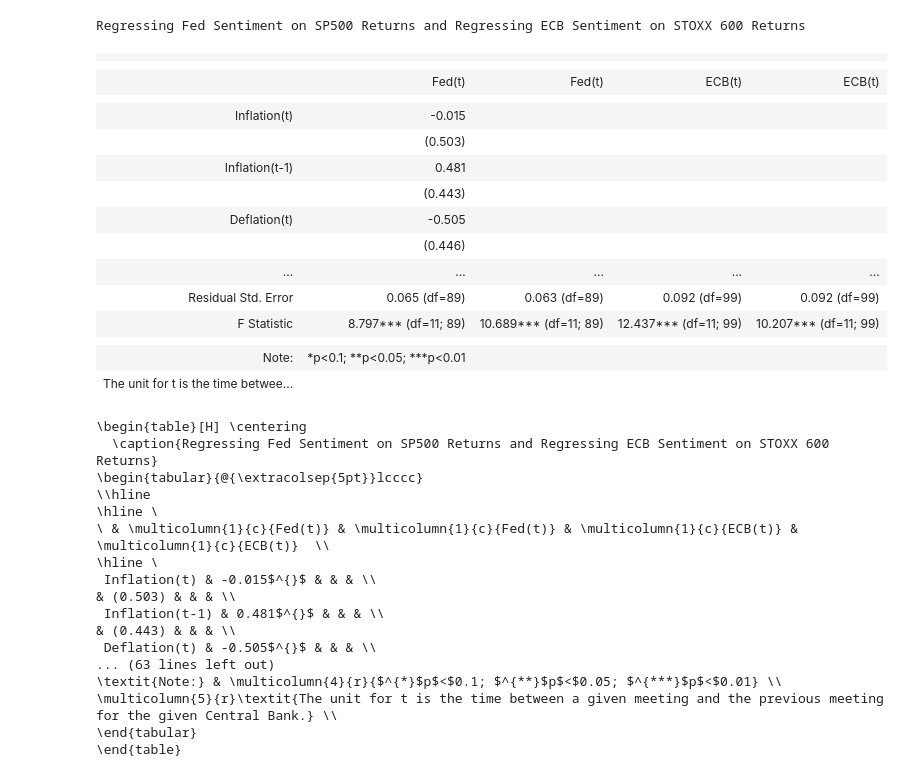
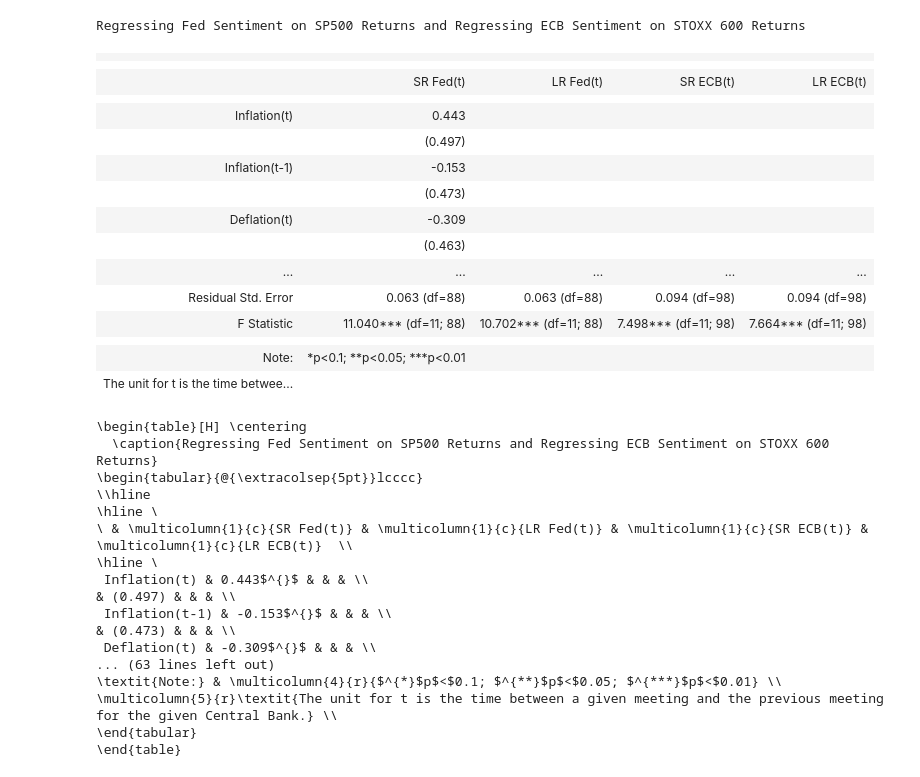
Before and after one commit to KyleNabors/Central-Bank-FinBERT-Analysis, a Jupyter notebook: Meeting Break Regressions.ipynb, the cells around one changed output. Saved outputs shown, nothing was run; the diff lists cells and outputs as text; code cells hidden in the pictures.

Commit message:
Added inflation data

```diff
--- a/Meeting Break Regressions.ipynb
+++ b/Meeting Break Regressions.ipynb
@@ -57,0 +59,6 @@ sentiment = sentiment.ffill()
+# %%
+inflation_diff = pd.read_excel(
+    "/Users/kylenabors/Documents/Database/Market Data/Inflation/12m cumulative inflation.xlsx"
+)
+
+print(inflation_diff.dtypes)
@@ -58,3 +72,5 @@ sentiment = sentiment.ffill()
+# %%
+sentiment = pd.merge(sentiment, inflation_diff, on="date", how="left")
 # %%
 # # HP Filter
 
@@ -109,9 +125,6 @@ fed_sentiment = fed_sentiment[["date", "fed_minutes"]]
 fed_sentiment = fed_sentiment.dropna(subset=["fed_minutes"])
 
 fed_sentiment["count"] = range(len(fed_sentiment))
-
-# fed_sentiment["mod"] = fed_sentiment["count"] % 2
-# fed_sentiment["count"] = fed_sentiment["count"] + fed_sentiment["mod"]
 
 fed_sentiment = fed_sentiment[["date", "count"]]
 sentiment = pd.merge(
@@ -140,6 +153,11 @@ fed_temp = fed_temp[
 ]
 
 fed_temp["press_conferences"] = fed_temp["press_conferences"].ffill()
+fed_temp["higher4_5y5y_us"] = fed_temp["higher4_5y5y_us"].ffill()
+fed_temp["lower0_5y5y_us"] = fed_temp["lower0_5y5y_us"].ffill()
+fed_temp["zc_higher4_5y_us"] = fed_temp["zc_higher4_5y_us"].ffill()
+fed_temp["zc_lower0_5y_us"] = fed_temp["zc_lower0_5y_us"].ffill()
+
 fed_temp = fed_temp.dropna(subset=["fed_minutes"])
 
 fed_sentiment = pd.merge(
@@ -151,9 +169,6 @@ ecb_sentiment = ecb_sentiment[["date", "press_conferences"]]
 ecb_sentiment = ecb_sentiment.dropna(subset=["press_conferences"])
 
 ecb_sentiment["ecb_count"] = range(len(ecb_sentiment))
-
-# ecb_sentiment["mod"] = ecb_sentiment["ecb_count"] % 2
-# ecb_sentiment["ecb_count"] = ecb_sentiment["ecb_count"] + ecb_sentiment["mod"]
 
 ecb_sentiment = ecb_sentiment[["date", "ecb_count"]]
 sentiment = pd.merge(
@@ -181,6 +196,11 @@ ecb_temp = ecb_temp[
     ]
 ]
 ecb_temp["fed_minutes"] = ecb_temp["fed_minutes"].ffill()
+ecb_temp["higher4_5y5y_eu"] = ecb_temp["higher4_5y5y_eu"].ffill()
+ecb_temp["lower0_5y5y_eu"] = ecb_temp["lower0_5y5y_eu"].ffill()
+ecb_temp["zc_higher4_5y_eu"] = ecb_temp["zc_higher4_5y_eu"].ffill()
+ecb_temp["zc_lower0_5y_eu"] = ecb_temp["zc_lower0_5y_eu"].ffill()
+
 ecb_temp = ecb_temp.dropna(subset=["press_conferences"])
 
 ecb_sentiment = pd.merge(
@@ -474,7 +636,7 @@ stargazer = Stargazer([reg0, reg1, reg2, reg3])
 stargazer.title(
     "Regressing Fed Sentiment on SP500 Returns and Regressing ECB Sentiment on STOXX 600 Returns"
 )
-stargazer.custom_columns(["Fed(t)", "Fed(t)", "ECB(t)", "ECB(t)"])
+stargazer.custom_columns(["SR Fed(t)", "LR Fed(t)", "SR ECB(t)", "LR ECB(t)"])
 stargazer.show_model_numbers(False)
 stargazer.significant_digits(3)
 stargazer.covariate_order(
@@ -534,44 +696,44 @@ stargazer.rename_covariates(
         "log_returns_2": "SP00 Returns(t-2)",
         "log_returns_3": "SP00 Returns(t-3)",
         "log_returns_4": "SP00 Returns(t-4)",
         "log_returns_5": "SP00 Returns(t-5)",
         "fed_minutes_1": "Fed(t-1)",
         "log_returns_eu_0": "STOXX600 Returns(t)",
         "log_returns_eu_1": "STOXX600 Returns(t-1)",
         "log_returns_eu_2": "STOXX600 Returns(t-2)",
         "log_returns_eu_3": "STOXX600 Returns(t-3)",
         "log_returns_eu_4": "STOXX600 Returns(t-4)",
         "log_returns_eu_5": "STOXX600 Returns(t-5)",
         "press_conferences_1": "ECB(t-1)",
     },
 )
 stargazer.add_custom_notes(
     [
         "The unit for t is the time between a given meeting and the previous meeting for the given Central Bank."
     ]
 )
 # Display the Stargazer output
 display(HTML(stargazer.render_html()))
 
 # Modify the LaTeX output to remove all \\[-1.8ex]
 latex_output = stargazer.render_latex().replace("\\[-1.8ex]", "")
 latex_output = latex_output.replace("!htbp", "H")
 print(latex_output)
 # %% [output]
 Regressing Fed Sentiment on SP500 Returns and Regressing ECB Sentiment on STOXX 600 Returns
 |  |  |  |  |  |
 |  |
-|  | Fed(t) | Fed(t) | ECB(t) | ECB(t) |
+|  | SR Fed(t) | LR Fed(t) | SR ECB(t) | LR ECB(t) |
 |  |  |  |  |  |
-| Inflation(t) | -0.015 |  |  |  |
-|  | (0.503) |  |  |  |
-| Inflation(t-1) | 0.481 |  |  |  |
-|  | (0.443) |  |  |  |
-| Deflation(t) | -0.505 |  |  |  |
-|  | (0.446) |  |  |  |
+| Inflation(t) | 0.443 |  |  |  |
+|  | (0.497) |  |  |  |
+| Inflation(t-1) | -0.153 |  |  |  |
+|  | (0.473) |  |  |  |
+| Deflation(t) | -0.309 |  |  |  |
+|  | (0.463) |  |  |  |
 | ... | ... | ... | ... | ... |
-| Residual Std. Error | 0.065 (df=89) | 0.063 (df=89) | 0.092 (df=99) | 0.092 (df=99) |
-| F Statistic | 8.797*** (df=11; 89) | 10.689*** (df=11; 89) | 12.437*** (df=11; 99) | 10.207*** (df=11; 99) |
+| Residual Std. Error | 0.063 (df=88) | 0.063 (df=88) | 0.094 (df=98) | 0.094 (df=98) |
+| F Statistic | 11.040*** (df=11; 88) | 10.702*** (df=11; 88) | 7.498*** (df=11; 98) | 7.664*** (df=11; 98) |
 |  |  |  |  |  |
 | Note: | *p<0.1; **p<0.05; ***p<0.01 |  |  |  |
 | The unit for t is the time betwee... |  |  |  |  |
@@ -580,13 +742,13 @@ Regressing Fed Sentiment on SP500 Returns and Regressing ECB Sentiment on STOXX
 \begin{tabular}{@{\extracolsep{5pt}}lcccc}
 \\hline
 \hline \
-\ & \multicolumn{1}{c}{Fed(t)} & \multicolumn{1}{c}{Fed(t)} & \multicolumn{1}{c}{ECB(t)} & \multicolumn{1}{c}{ECB(t)}  \\
+\ & \multicolumn{1}{c}{SR Fed(t)} & \multicolumn{1}{c}{LR Fed(t)} & \multicolumn{1}{c}{SR ECB(t)} & \multicolumn{1}{c}{LR ECB(t)}  \\
 \hline \
- Inflation(t) & -0.015$^{}$ & & & \\
-& (0.503) & & & \\
- Inflation(t-1) & 0.481$^{}$ & & & \\
-& (0.443) & & & \\
- Deflation(t) & -0.505$^{}$ & & & \\
+ Inflation(t) & 0.443$^{}$ & & & \\
+& (0.497) & & & \\
+ Inflation(t-1) & -0.153$^{}$ & & & \\
+& (0.473) & & & \\
+ Deflation(t) & -0.309$^{}$ & & & \\
 ... (63 lines left out)
 \textit{Note:} & \multicolumn{4}{r}{$^{*}$p$<$0.1; $^{**}$p$<$0.05; $^{***}$p$<$0.01} \\
 \multicolumn{5}{r}\textit{The unit for t is the time between a given meeting and the previous meeting for the given Central Bank.} \\
```
Also changed, not shown: parts of 7 cells of this notebook, 1 other file.
